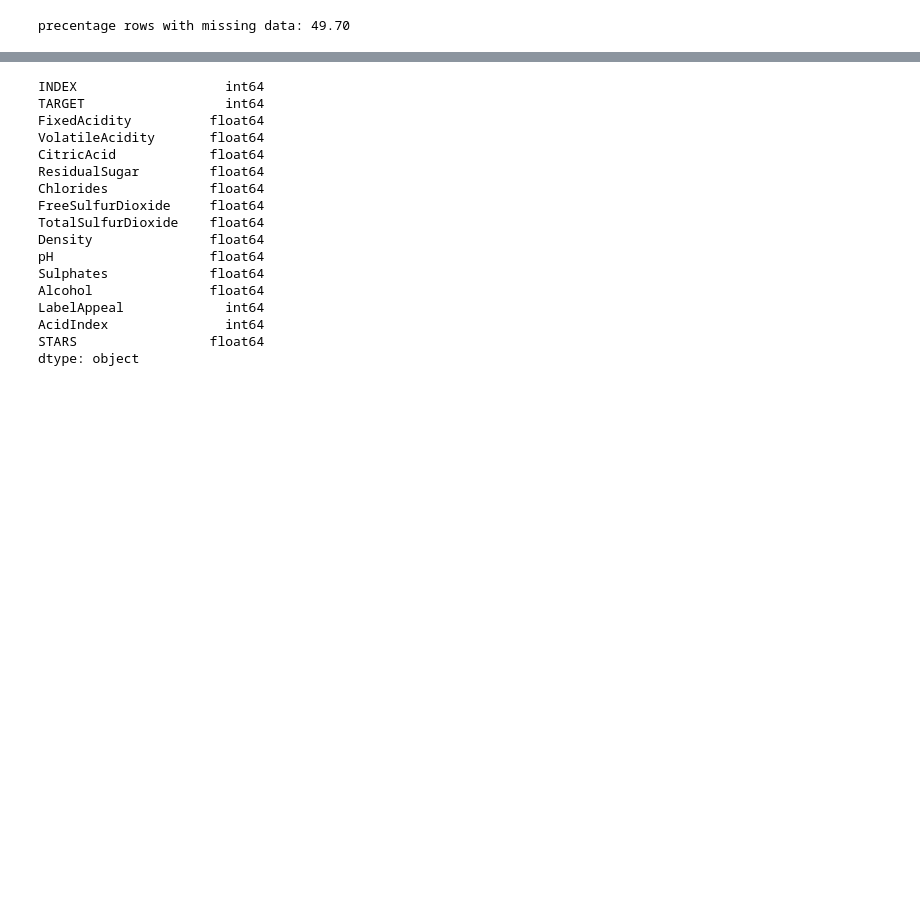
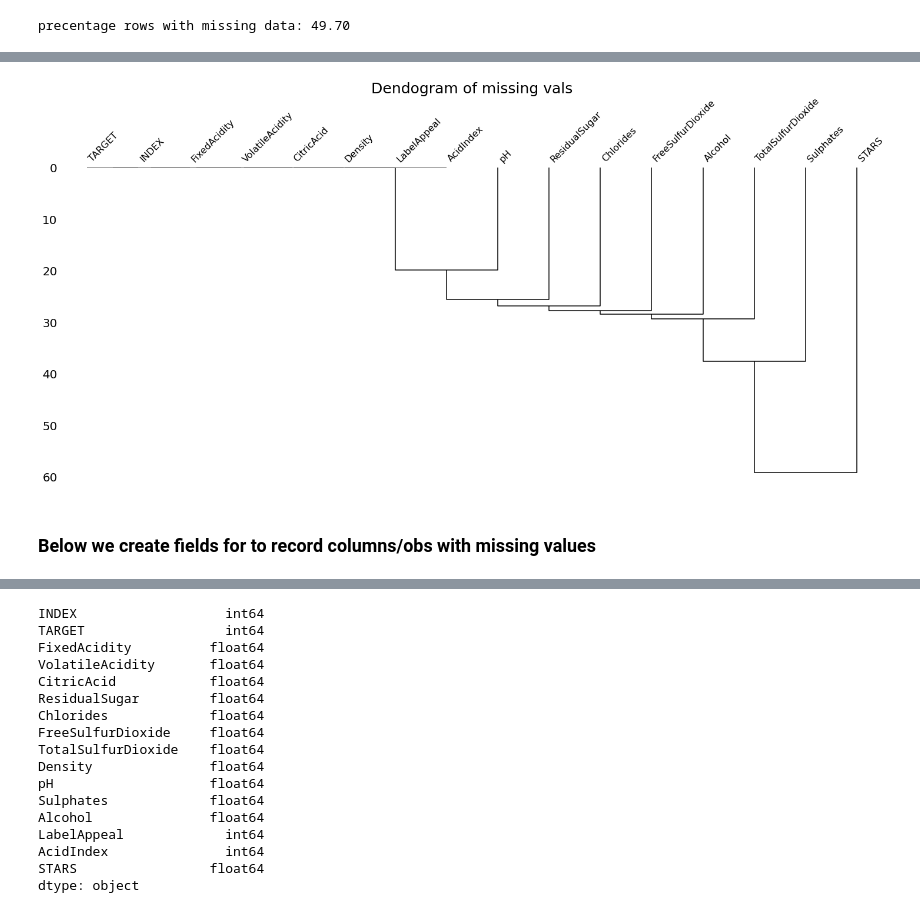
Before and after one commit to codepharmer/AI-6150, a Jupyter notebook: N_Weissman_M3_assn.ipynb, the cells around one changed output, grey strips where cells are left out. Cells and saved outputs as stored; diff of their text form; code cells hidden in the pictures; blank space fills up the shorter version.

```diff
--- a/N_Weissman_M3_assn.ipynb
+++ b/N_Weissman_M3_assn.ipynb
@@ -186,0 +192,8 @@ Name: CitricAcid, Length: 12795, dtype: float64
+# %%
+ax = msno.dendrogram(wines_df)
+plt.title('Dendogram of missing vals', size=25)
+plt.show()
+# %% [output]
+[figure, added]
+# %% [markdown]
+### Below we create fields for to record columns/obs with missing values
```
Also changed, not shown: parts of 15 cells of this notebook.
